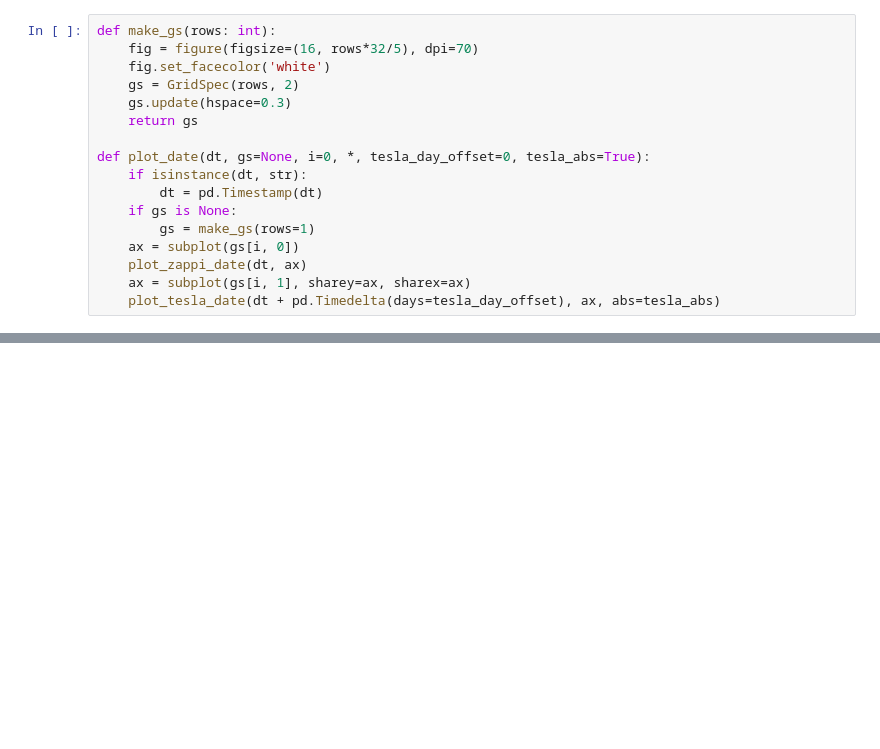
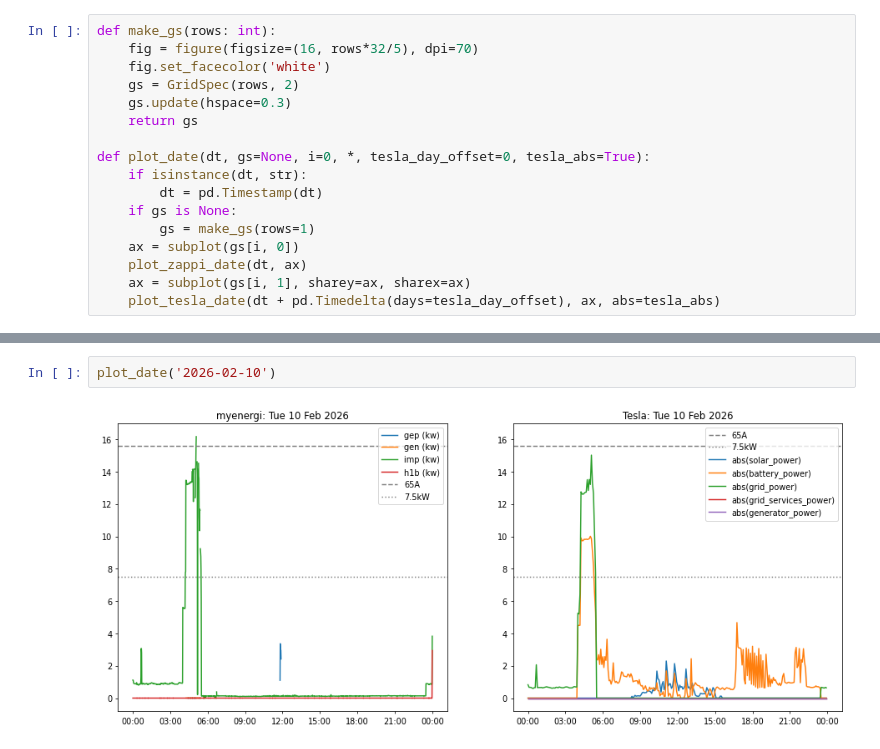
Before and after one commit to cjw296/energy, a Jupyter notebook: for-myenergi.ipynb, the cells around one changed output, grey strips where cells are left out. Saved outputs shown, nothing was run; the diff lists cells and outputs as text; blank space fills up the shorter version.

```diff
--- a/for-myenergi.ipynb
+++ b/for-myenergi.ipynb
@@ -89,0 +92,4 @@ plot_date('2024-01-10')
+# %%
+plot_date('2026-02-10')
+# %% [output]
+[figure, added]
```
Also changed, not shown: parts of 6 cells of this notebook, 1 other file.
